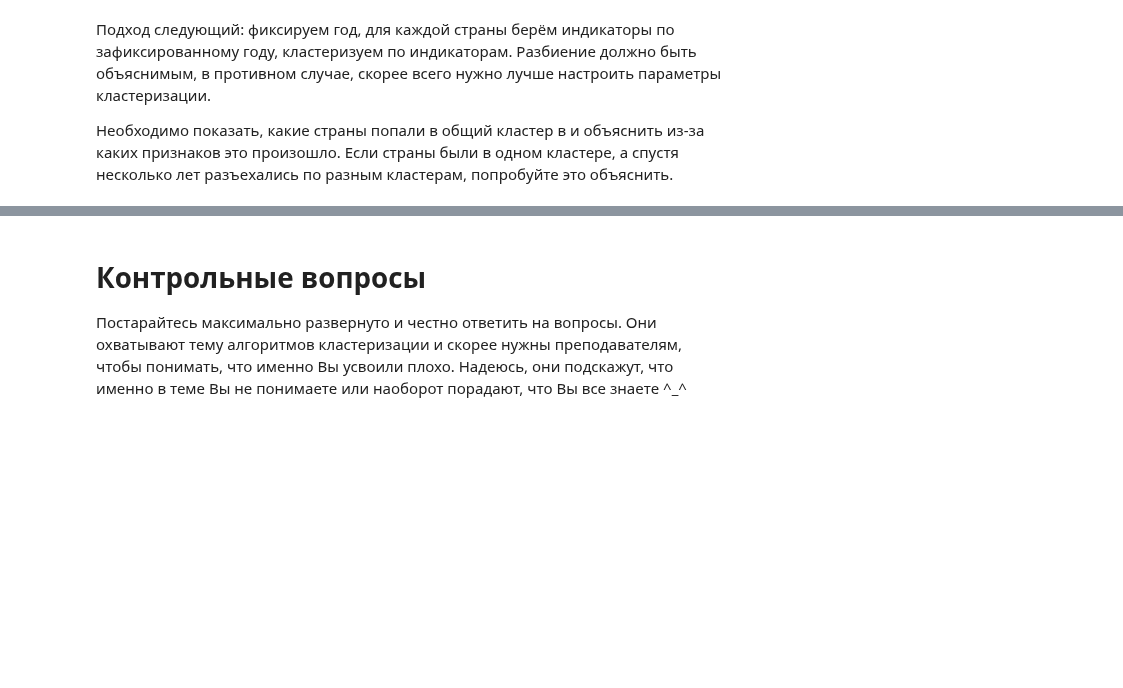
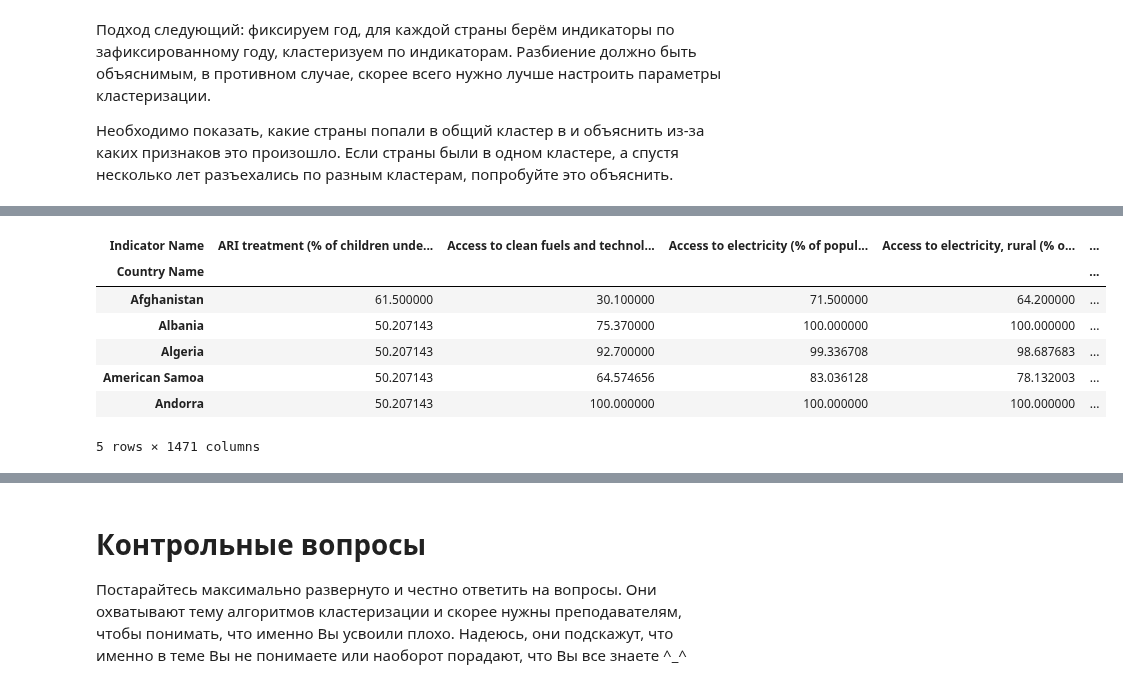
Before and after one commit to DKosov/TechnoSphere, a Jupyter notebook: ds/5/kosov_hw5.ipynb, the cells around one changed output, grey strips where cells are left out. Saved outputs shown, nothing was run; the diff lists cells and outputs as text; code cells hidden in the pictures; blank space fills up the shorter version.

```diff
--- a/ds/5/kosov_hw5.ipynb
+++ b/ds/5/kosov_hw5.ipynb
@@ -742,0 +414,7 @@ GMM score 1.0. GMM time 0.029532194137573242. AGGL score 1.0. AGGL time 0.034522
+# %%
+df = df[75200:]
+# %%
+df1 = df.loc[:, ['Country Name', 'Indicator Name', '2015']]
+df1 = df1.pivot(index='Country Name', columns = 'Indicator Name', values = '2015')
+df1 = df1.fillna(df1.mean())
+df1 = df1.dropna(axis=1, how='all')
@@ -742,0 +423,11 @@ GMM score 1.0. GMM time 0.029532194137573242. AGGL score 1.0. AGGL time 0.034522
+# %%
+df1.head()
+# %% [output]
+| Indicator Name | ARI treatment (% of children unde... | Access to clean fuels and technol... | Access to electricity (% of popul... | Access to electricity, rural (% o... | ... |
+| Country Name |  |  |  |  | ... |
+| Afghanistan | 61.500000 | 30.100000 | 71.500000 | 64.200000 | ... |
+| Albania | 50.207143 | 75.370000 | 100.000000 | 100.000000 | ... |
+| Algeria | 50.207143 | 92.700000 | 99.336708 | 98.687683 | ... |
+| American Samoa | 50.207143 | 64.574656 | 83.036128 | 78.132003 | ... |
+| Andorra | 50.207143 | 100.000000 | 100.000000 | 100.000000 | ... |
+5 rows × 1471 columns
```
Also changed, not shown: parts of 61 cells of this notebook.
